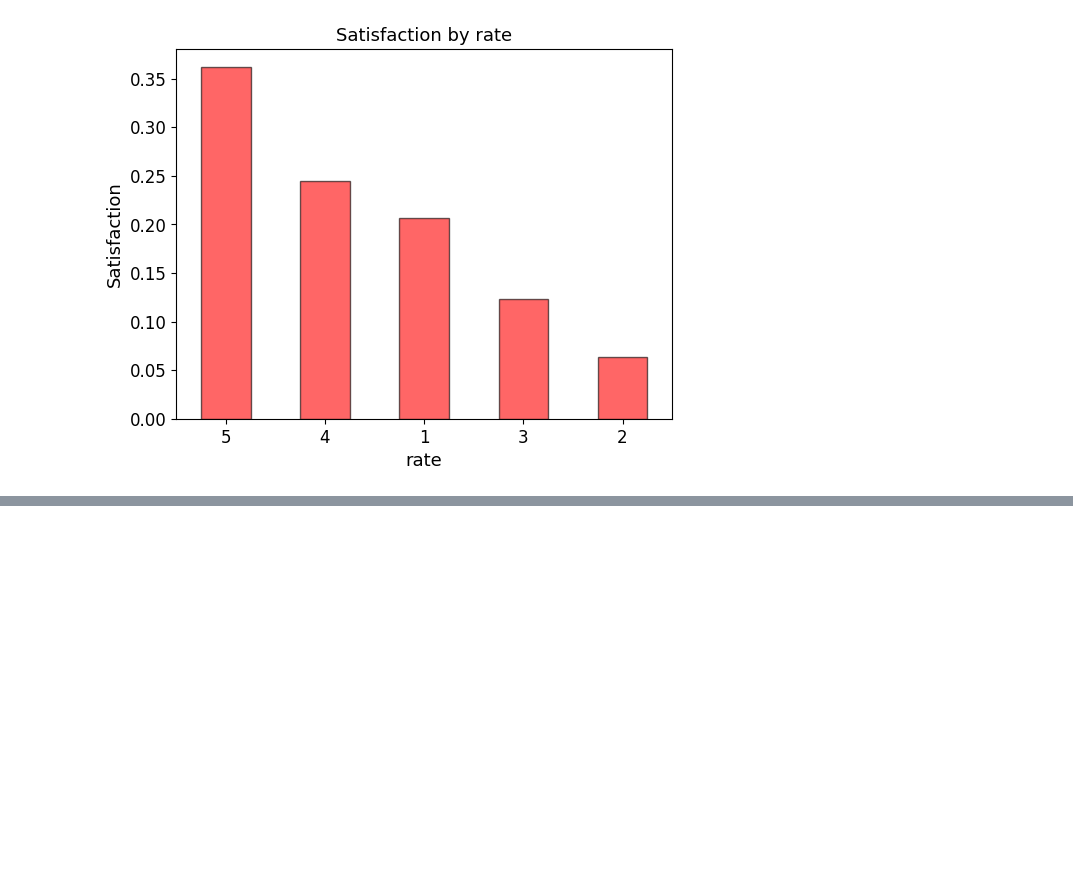
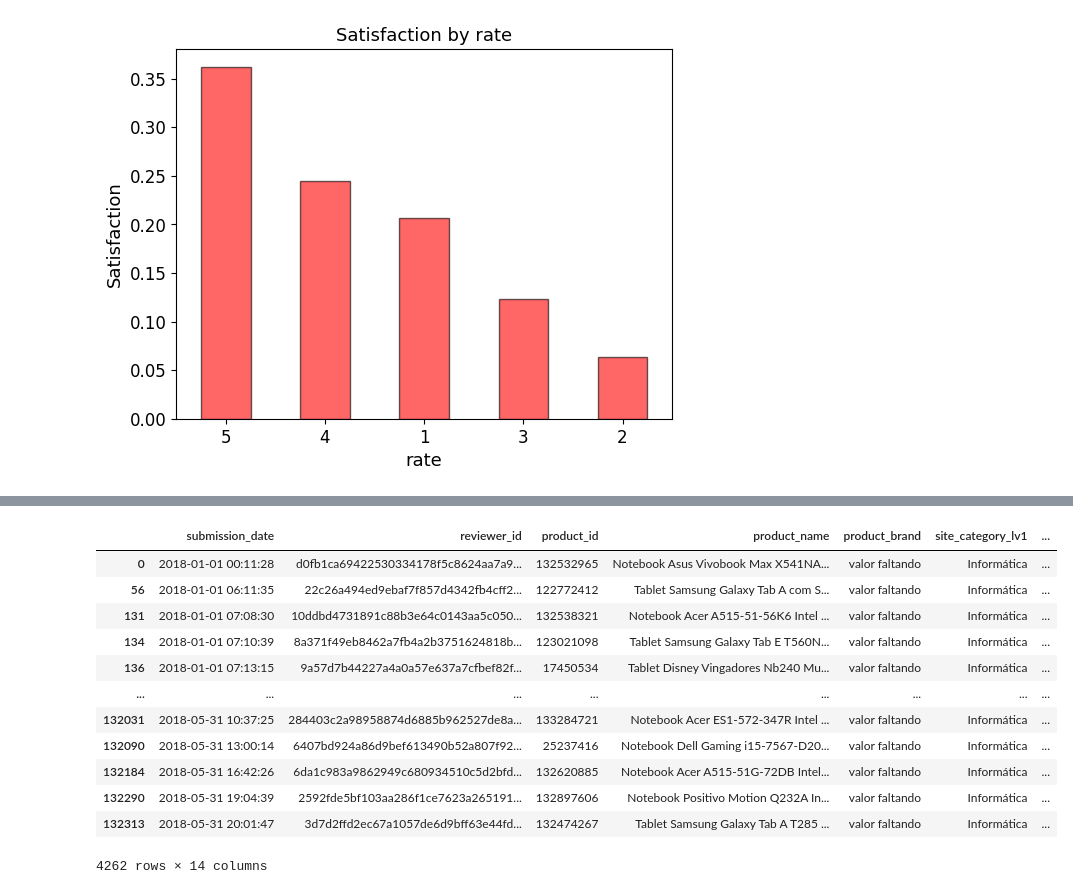
Before and after one commit to RobAb2023/americanasCoolab, a Jupyter notebook: americanas.ipynb, the cells around one changed output, grey strips where cells are left out. Cells and saved outputs as stored; diff of their text form; code cells hidden in the pictures; blank space fills up the shorter version.

```diff
--- a/americanas.ipynb
+++ b/americanas.ipynb
@@ -301,3 +301,18 @@ display(df_americanas.groupby('product_name').count())
 | óculos realidade virtual com cont... | 1 | 1 | 1 | 1 | 1 | 1 | ... |
 | �Leo Elixir De Beleza Unissex 50m... | 1 | 1 | 1 | 1 | 1 | 1 | ... |
 47364 rows × 13 columns
+# %%
+#notas por Estado
+import sys
+import pandas as pd # Import the pandas library
+
+# Convert 'reviewer_gender' to numeric, replacing non-numeric values with NaN
+df_americanas['reviewer_state'] = pd.to_numeric(df_americanas['reviewer_state'],errors='coerce')
+
+df_americanas['reviewer_state'] = pd.cut(
+
+df_americanas['reviewer_state'],
+  bins=[1,2,3,4,5,6,7,8,9,10,11,12,13,14,15,16,17,18,19,20,21,22,23,24,25,26,27], # Adjusted bins based on the assumption that 1 and 2 represent gender codes
+  labels=['AC', 'AL', 'AP','AM','BA','CE','DF','ES','GO','MA','MT','MS','MG','PA','PB','PR','PE','PI','RJ','RN','RS','RO','RR','SC','SP','SE','TO'],
+)
+display(df_americanas)
@@ -338,0 +388,16 @@ Text(0.5, 1.0, 'Satisfaction by rate')
+# %%
+df_americanas[df_americanas['site_category_lv1']== 'Informática']
+# %% [output]
+|  | submission_date | reviewer_id | product_id | product_name | product_brand | site_category_lv1 | ... |
+| 0 | 2018-01-01 00:11:28 | d0fb1ca69422530334178f5c8624aa7a9... | 132532965 | Notebook Asus Vivobook Max X541NA... | valor faltando | Informática | ... |
+| 56 | 2018-01-01 06:11:35 | 22c26a494ed9ebaf7f857d4342fb4cff2... | 122772412 | Tablet Samsung Galaxy Tab A com S... | valor faltando | Informática | ... |
+| 131 | 2018-01-01 07:08:30 | 10ddbd4731891c88b3e64c0143aa5c050... | 132538321 | Notebook Acer A515-51-56K6 Intel ... | valor faltando | Informática | ... |
+| 134 | 2018-01-01 07:10:39 | 8a371f49eb8462a7fb4a2b3751624818b... | 123021098 | Tablet Samsung Galaxy Tab E T560N... | valor faltando | Informática | ... |
+| 136 | 2018-01-01 07:13:15 | 9a57d7b44227a4a0a57e637a7cfbef82f... | 17450534 | Tablet Disney Vingadores Nb240 Mu... | valor faltando | Informática | ... |
+| ... | ... | ... | ... | ... | ... | ... | ... |
+| 132031 | 2018-05-31 10:37:25 | 284403c2a98958874d6885b962527de8a... | 133284721 | Notebook Acer ES1-572-347R Intel ... | valor faltando | Informática | ... |
+| 132090 | 2018-05-31 13:00:14 | 6407bd924a86d9bef613490b52a807f92... | 25237416 | Notebook Dell Gaming i15-7567-D20... | valor faltando | Informática | ... |
+| 132184 | 2018-05-31 16:42:26 | 6da1c983a9862949c680934510c5d2bfd... | 132620885 | Notebook Acer A515-51G-72DB Intel... | valor faltando | Informática | ... |
+| 132290 | 2018-05-31 19:04:39 | 2592fde5bf103aa286f1ce7623a265191... | 132897606 | Notebook Positivo Motion Q232A In... | valor faltando | Informática | ... |
+| 132313 | 2018-05-31 20:01:47 | 3d7d2ffd2ec67a1057de6d9bff63e44fd... | 132474267 | Tablet Samsung Galaxy Tab A T285 ... | valor faltando | Informática | ... |
+4262 rows × 14 columns
```
Also changed, not shown: parts of 3 cells of this notebook.
